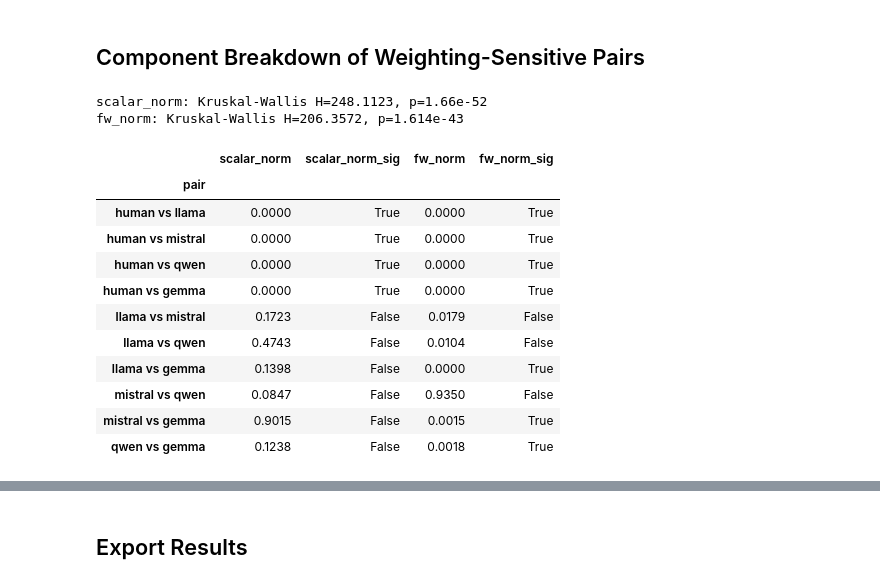
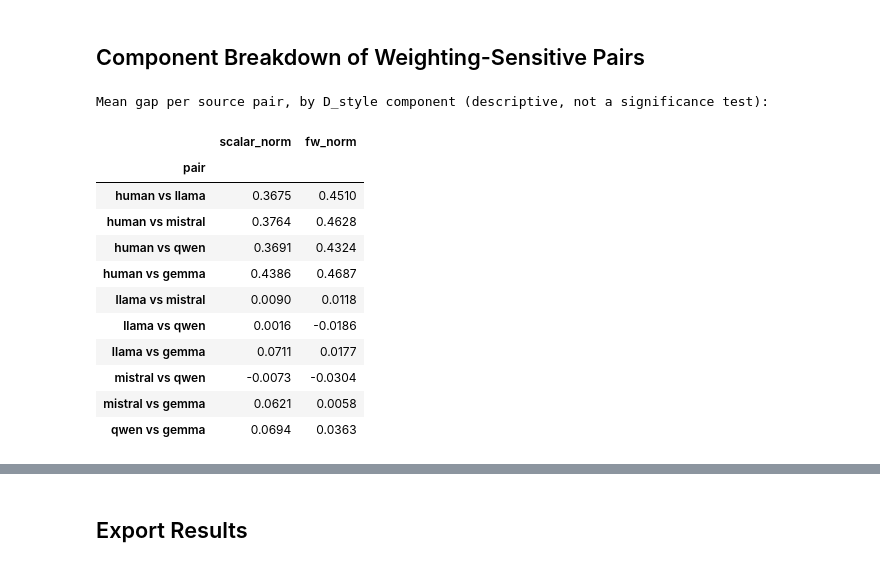
Before and after one commit to thwinner/llm-linguistic-diversity, a Jupyter notebook: metrics/02_stylistic_diversity/stylistic_diversity.ipynb, the cells around one changed output, grey strips where cells are left out. Saved outputs shown, nothing was run; the diff lists cells and outputs as text; code cells hidden in the pictures.

```diff
--- a/metrics/02_stylistic_diversity/stylistic_diversity.ipynb
+++ b/metrics/02_stylistic_diversity/stylistic_diversity.ipynb
@@ -605,12 +628,14 @@ Function-word component outliers:
 -> Function-Word-Component: all on the upper bound and mostly human stories
 # %%
 # Winsorize both components at (Q1 - 1.5*IQR, Q3 + 1.5*IQR), then min-max normalize to [0,1].
+# NaN components (groups with < 2 valid texts, or < 2 texts with a function-word
+# distribution) stay NaN
 
 def winsorized_minmax(series: pd.Series, k: float = 1.5) -> pd.Series:
 
-    # Get IQR bounds
+    # Get IQR bounds (over the defined values only)
     lower, upper = iqr_bounds(series, k)
-    # Clip values outside the bounds
+    # Clip values outside the bounds (NaN stays NaN)
     clipped = series.clip(lower, upper)
     # Min-max normalize to [0,1]
     return (clipped - clipped.min()) / (clipped.max() - clipped.min())
@@ -619,10 +644,18 @@ df_style['scalar_norm'] = winsorized_minmax(df_style['D_style_scalar_component']
 df_style['fw_norm']     = winsorized_minmax(df_style['D_style_funcword_component'])
 df_style['D_style']     = 0.5 * df_style['scalar_norm'] + 0.5 * df_style['fw_norm']
 
+# Groups where D_style is undefined (either component NA)
+n_d_style_na = df_style['D_style'].isna().sum()
+print(f"D_style = NA for {n_d_style_na} of {len(df_style)} (prompt, source) pairs")
+
+# Subset with a defined D_style, used for the statistical testing further down
+df_style_valid = df_style.dropna(subset=['D_style']).copy()
+
 print(f"Normalized scalar range: [{df_style['scalar_norm'].min():.4f}, {df_style['scalar_norm'].max():.4f}]")
 print(f"Normalized FW range: [{df_style['fw_norm'].min():.4f}, {df_style['fw_norm'].max():.4f}]")
 
 d_style_descriptives = df_style.groupby('source')['D_style'].describe().round(4)
+
 d_style_descriptives.to_csv(TABLE_DIR / 'd_style_descriptives_by_source.csv')
 d_style_descriptives
 # %% [output]
@@ -844,54 +854,37 @@ Significant at Bonferroni threshold p < 0.0050:
 # %% [markdown]
 ## Component Breakdown of Weighting-Sensitive Pairs
 # %%
-def component_kw_mw(df: pd.DataFrame, col: str) -> pd.DataFrame:
-    '''
-    Perform Kruskal-Wallis test and pairwise Mann-Whitney U tests for a given component column.
-    Returns a DataFrame with pairwise p-values and significance flags.
-    '''
-    # Kruskal-Wallis test across all sources
-    groups_c = [df[df['source'] == s][col].values for s in SOURCES]
-    stat, p_kw = kruskal(*groups_c)
-    print(f"{col}: Kruskal-Wallis H={stat:.4f}, p={p_kw:.4g}")
-
-    # Pairwise Mann-Whitney U tests
-    rows = []
-    for s1, s2 in pairs:
-        g1 = df[df['source'] == s1][col].values
-        g2 = df[df['source'] == s2][col].values
-        _, p_mw = mannwhitneyu(g1, g2, alternative='two-sided')
-        rows.append({'pair': f'{s1} vs {s2}', col: p_mw, f'{col}_sig': p_mw < alpha_corrected})
+def component_mean_gap(df: pd.DataFrame, col: str) -> pd.DataFrame:
+    """Descriptive mean gap per source pair for a given D_style component column."""
+    means = df.groupby('source')[col].mean().reindex(SOURCES)
+    rows = [{'pair': f'{s1} vs {s2}', col: means[s1] - means[s2]} for s1, s2 in pairs]
     return pd.DataFrame(rows).set_index('pair')
 
-scalar_breakdown = component_kw_mw(df_style, 'scalar_norm')
-fw_breakdown = component_kw_mw(df_style, 'fw_norm')
+scalar_breakdown = component_mean_gap(df_style_valid, 'scalar_norm')
+fw_breakdown = component_mean_gap(df_style_valid, 'fw_norm')
 
 breakdown_df = scalar_breakdown.join(fw_breakdown)
-breakdown_df.to_csv(TABLE_DIR / 'd_style_component_breakdown_significance.csv')
-print()
+breakdown_df.to_csv(TABLE_DIR / 'd_style_component_breakdown_gap.csv')
+print("Mean gap per source pair, by D_style component (descriptive, not a significance test):")
 display(breakdown_df.round(4))
 
-# Pairs whose significance flips across the weightings tested in the sensitivity
-# analysis above (derived from sig_df, not hardcoded, so this stays correct if the
-# underlying features change and the sensitive pairs shift)
-unstable_pairs = sig_df.index[sig_df.nunique(axis=1) > 1].tolist()
+# Pairs whose overall gap sign flips across the weightings tested above
+unstable_pairs = sign_df.index[sign_df.nunique(axis=1) > 1].tolist()
 print(f"\nWeighting-sensitive pairs ({len(unstable_pairs)}), explained by component:")
 for pair in unstable_pairs:
     row = breakdown_df.loc[pair]
-    print(f"  {pair}: scalar {'sig' if row['scalar_norm_sig'] else 'ns'} (p={row['scalar_norm']:.4f})"
-          f"  |  function-word {'sig' if row['fw_norm_sig'] else 'ns'} (p={row['fw_norm']:.4f})")
+    print(f"  {pair}: scalar gap={row['scalar_norm']:+.4f}  |  function-word gap={row['fw_norm']:+.4f}")
 # %% [output]
-scalar_norm: Kruskal-Wallis H=248.1123, p=1.66e-52
-fw_norm: Kruskal-Wallis H=206.3572, p=1.614e-43
+Mean gap per source pair, by D_style component (descriptive, not a significance test):
-|  | scalar_norm | scalar_norm_sig | fw_norm | fw_norm_sig |
-| pair |  |  |  |  |
-| human vs llama | 0.0000 | True | 0.0000 | True |
-| human vs mistral | 0.0000 | True | 0.0000 | True |
-| human vs qwen | 0.0000 | True | 0.0000 | True |
-| human vs gemma | 0.0000 | True | 0.0000 | True |
-| llama vs mistral | 0.1723 | False | 0.0179 | False |
-| llama vs qwen | 0.4743 | False | 0.0104 | False |
-| llama vs gemma | 0.1398 | False | 0.0000 | True |
-| mistral vs qwen | 0.0847 | False | 0.9350 | False |
-| mistral vs gemma | 0.9015 | False | 0.0015 | True |
-| qwen vs gemma | 0.1238 | False | 0.0018 | True |
+|  | scalar_norm | fw_norm |
+| pair |  |  |
+| human vs llama | 0.3675 | 0.4510 |
+| human vs mistral | 0.3764 | 0.4628 |
+| human vs qwen | 0.3691 | 0.4324 |
+| human vs gemma | 0.4386 | 0.4687 |
+| llama vs mistral | 0.0090 | 0.0118 |
+| llama vs qwen | 0.0016 | -0.0186 |
+| llama vs gemma | 0.0711 | 0.0177 |
+| mistral vs qwen | -0.0073 | -0.0304 |
+| mistral vs gemma | 0.0621 | 0.0058 |
+| qwen vs gemma | 0.0694 | 0.0363 |
```
Also changed, not shown: parts of 28 cells of this notebook, 50 other files.
